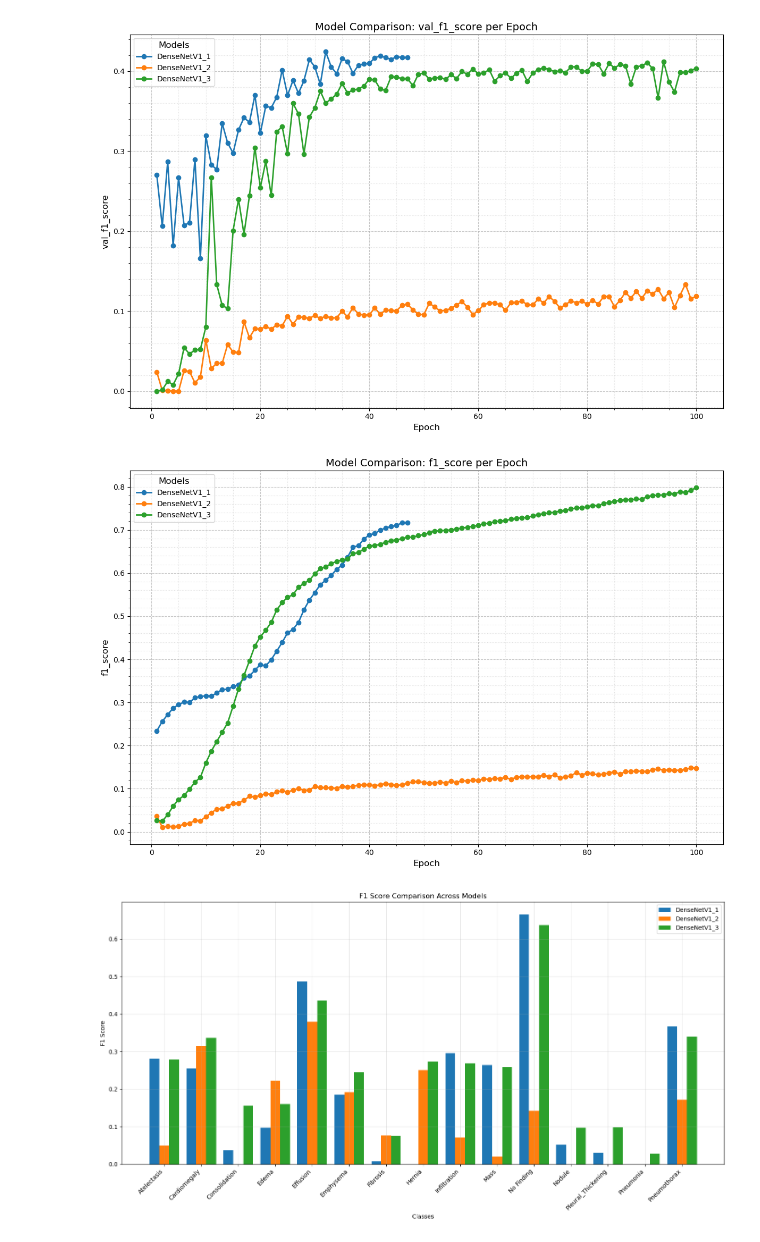
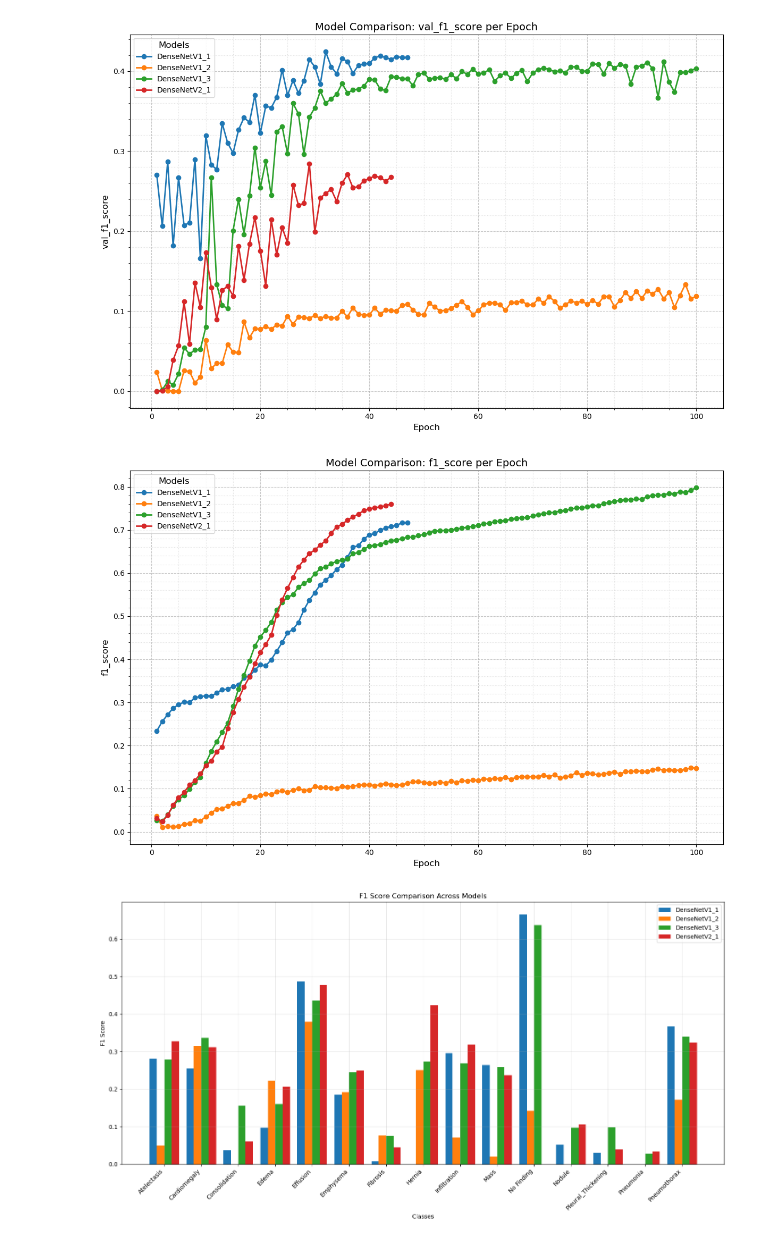
Before and after one commit to Argonus/codebook, a Jupyter notebook: studies/bachelor-thesis/notebooks/evaluation/SimplifiedDenseNet.ipynb, the cells around one changed output. Saved outputs shown, nothing was run; the diff lists cells and outputs as text; code cells hidden in the pictures.

Commit message:
[BT] Finish DenseNetV2_1
s

```diff
--- a/studies/bachelor-thesis/notebooks/evaluation/SimplifiedDenseNet.ipynb
+++ b/studies/bachelor-thesis/notebooks/evaluation/SimplifiedDenseNet.ipynb
@@ -4,17 +4,17 @@ from src.visualization.metrics_visualization import plot_metric_comparison
 from src.visualization.model_visualization import plot_combined_analysis, plot_model_class_comparison
 # %%
 # Models Comparision
-model_names = ['DenseNetV1_1', 'DenseNetV1_2', 'DenseNetV1_3']
+model_names = ['DenseNetV1_1', 'DenseNetV1_2', 'DenseNetV1_3', 'DenseNetV2_1']
 plot_metric_comparison(MODELS_PATH, model_names, 'val_metrics.csv', 'val_f1_score')
 # %% [output]
-[figure, old version]
+[figure, new version]
 # %%
 plot_metric_comparison(MODELS_PATH, model_names, 'train_metrics.csv', 'f1_score')
 # %% [output]
-[figure, old version]
+[figure, new version]
 # %%
-plot_model_class_comparison(MODELS_PATH, model_names, 'f1_score')
+plot_model_class_comparison(MODELS_PATH, model_names, 'f1_score', ['DenseNetV2_1'])
 # %% [output]
-[figure, old version]
+[figure, new version]
 # %%
 plot_combined_analysis(MODELS_PATH, 'SimplifiedDenseNetV1_1')
```
Also changed, not shown: parts of 5 cells of this notebook, 13 other files.
